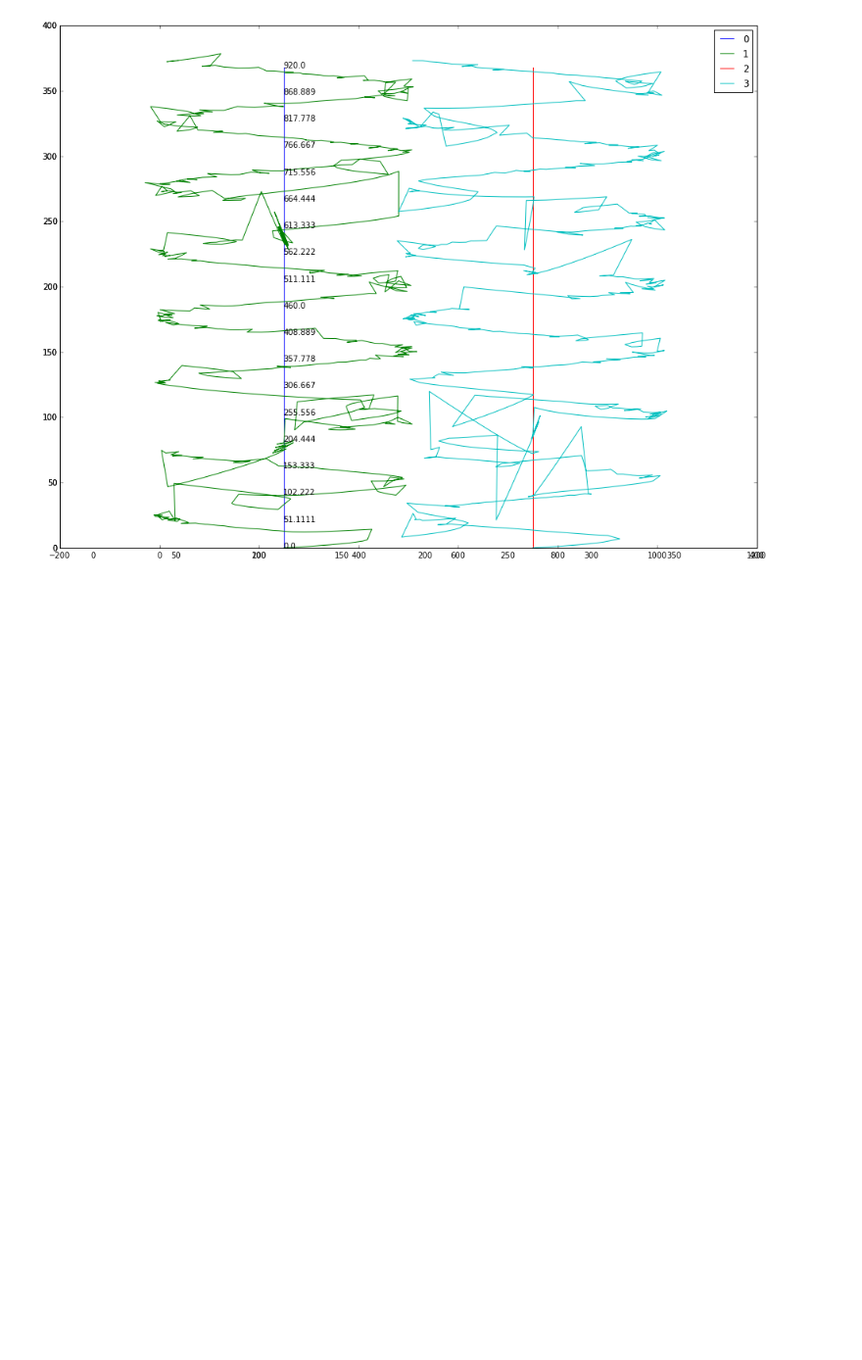
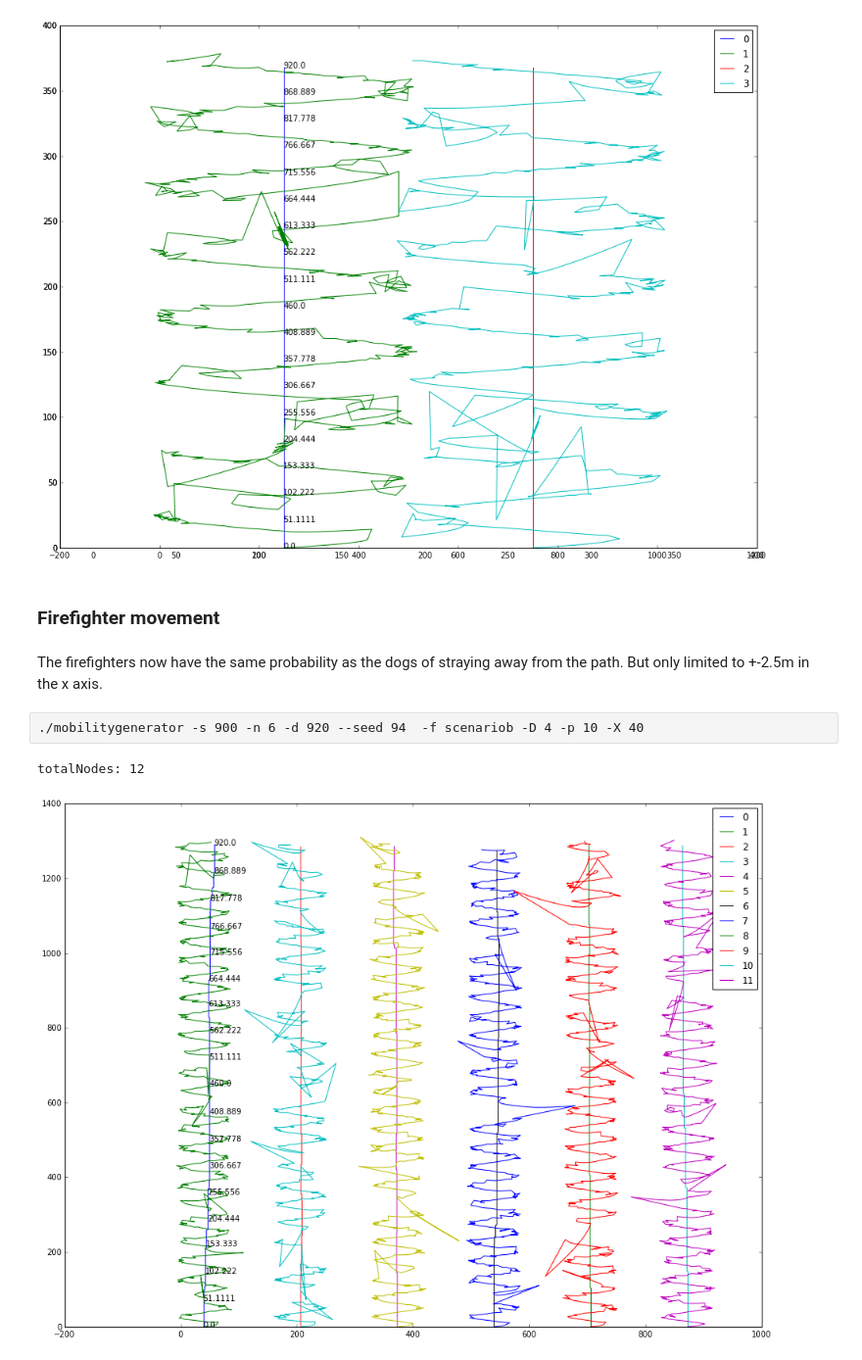
Before and after one commit to matiya/bonn-motion-parser, a Jupyter notebook: new MobilityModel.ipynb, the cells around one changed output. Shown at 98% size. Saved outputs shown, nothing was run; the diff lists cells and outputs as text; code cells hidden in the pictures; blank space fills up the shorter version.

```diff
--- a/new MobilityModel.ipynb
+++ b/new MobilityModel.ipynb
@@ -101,4 +102,15 @@ allNodes([1,"/home/default/workspace/repos/python/bonn-motion-parser/mobilityGen
 # %% [output]
 totalNodes: 4
 [figure]
+# %% [markdown]
+### Firefighter movement
+# %% [markdown]
+The firefighters now have the same probability as the dogs of straying away from the path. But only limited to +-2.5m in the x axis.
+# %% [raw]
+./mobilitygenerator -s 900 -n 6 -d 920 --seed 94  -f scenariob -D 4 -p 10 -X 40
+# %%
+allNodes([1,"/home/default/workspace/repos/python/bonn-motion-parser/mobilityGenerator/build/scenariob0"])
+# %% [output]
+totalNodes: 12
+[figure, added]
 # %%
```
Also changed, not shown: parts of 4 cells of this notebook.
